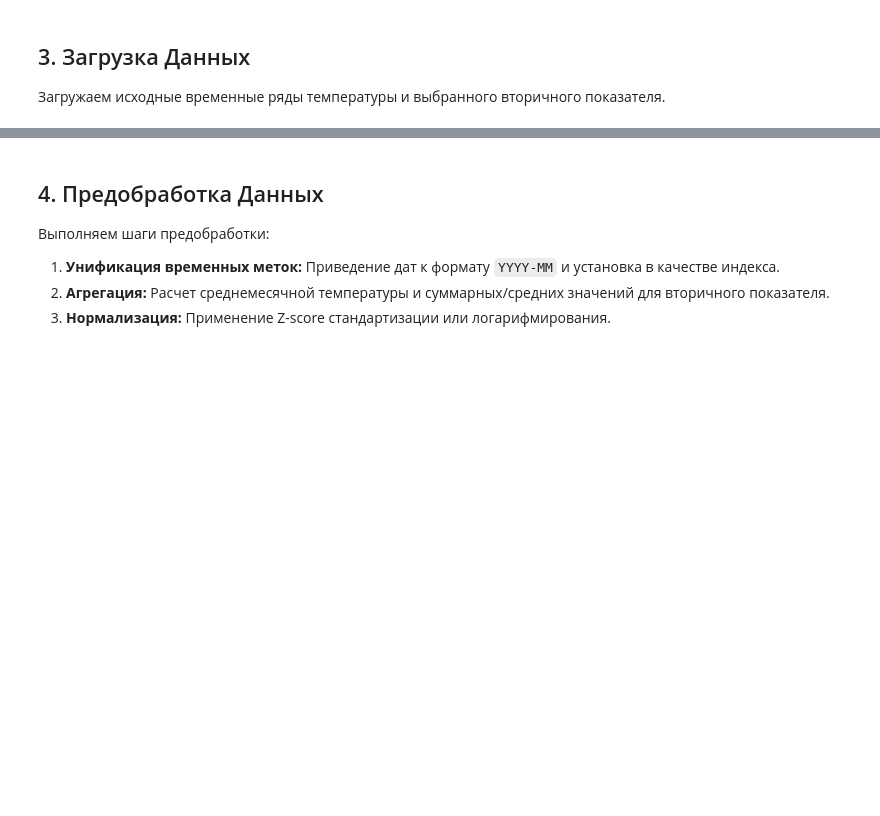
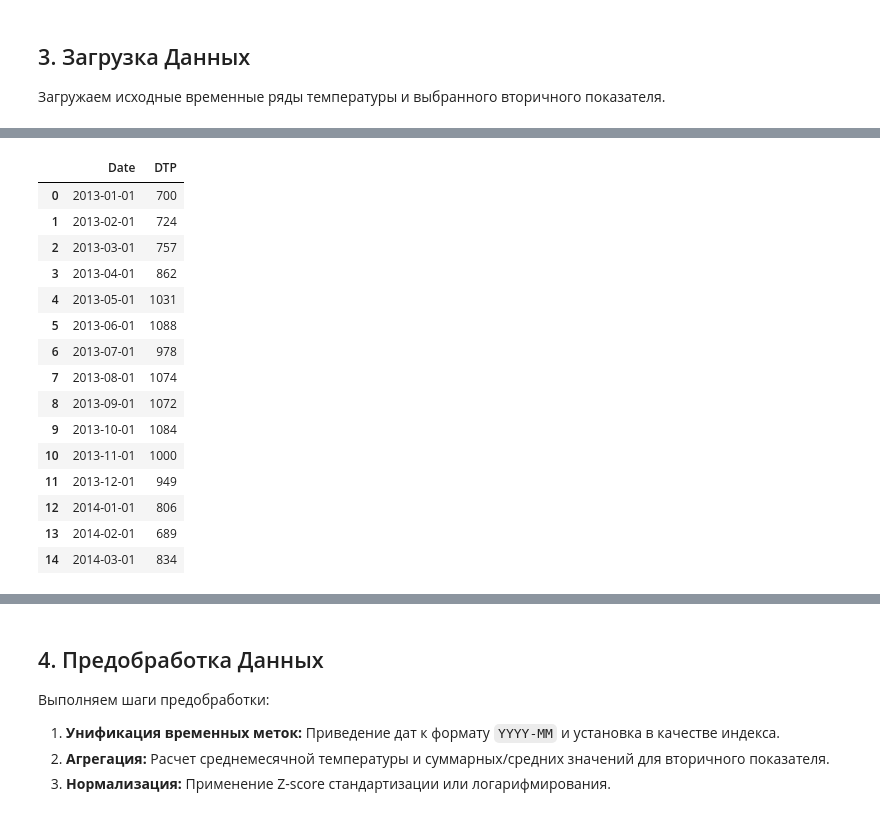
Before and after one commit to Qwinty/GrangerCasuality, a Jupyter notebook: src/Granger_Causality.ipynb, the cells around one changed output, grey strips where cells are left out. Cells and saved outputs as stored; diff of their text form; code cells hidden in the pictures; blank space fills up the shorter version.

```diff
--- a/src/Granger_Causality.ipynb
+++ b/src/Granger_Causality.ipynb
@@ -158,0 +105,83 @@ memory usage: 2.1 KB
+# %%
+try:
+    df_temp_raw, df_secondary_raw_loaded = loader.load_all_data(config.TEMP_DATA_PATH, config.SECONDARY_DATA_PATH)
+
+    display(Markdown("### Исходные данные температуры (первые 5 строк):"))
+    display(df_temp_raw.head())
+    df_temp_raw.info()
+
+    display(Markdown(f"### Исходные данные '{config.SECONDARY_DATA_NAME}' (первые 5 строк):"))
+    display(df_secondary_raw_loaded.head())
+    df_secondary_raw_loaded.info()
+
+    # Make a copy to avoid modifying the original loaded data if needed elsewhere
+    df_secondary_raw = df_secondary_raw_loaded.copy()
+
+    # Specific preprocessing for DTP cumulative data
+    if config.SECONDARY_DATA_NAME == "DTP":
+        print(f"\nОбнаружен '{config.SECONDARY_DATA_NAME}'. Применяем специфическую предобработку для расчета месячных значений...")
+        try:
+            # --- DTP Monthly Calculation Logic ---
+            dtp_original_col = config.SECONDARY_DATA_NAME # This should be 'DTP' based on your config
+            date_col = 'Date' # Assuming loader provides a 'Date' column
+
+            # 1. Убедимся, что колонка 'Date' является datetime и DataFrame сортирован
+            if date_col not in df_secondary_raw.columns:
+                 # Try to find the date column if loader didn't standardize it
+                 potential_date_cols = [col for col in df_secondary_raw.columns if 'date' in col.lower() or 'дата' in col.lower()]
+                 if not potential_date_cols:
+                     raise ValueError("Could not automatically find the date column for DTP preprocessing.")
+                 date_col = potential_date_cols[0]
+                 print(f"Using '{date_col}' as the date column for DTP preprocessing.")
+
+            if not pd.api.types.is_datetime64_any_dtype(df_secondary_raw[date_col]):
+                 # Attempt to parse if loader didn't (adjust format if needed)
+                 try:
+                     df_secondary_raw[date_col] = pd.to_datetime(df_secondary_raw[date_col])
+                 except ValueError:
+                      # Try the specific format from the CSV header if parsing failed
+                       try:
+                           df_secondary_raw[date_col] = pd.to_datetime(df_secondary_raw[date_col], format='%m.%Y')
+                       except Exception as parse_err:
+                           raise ValueError(f"Could not parse date column '{date_col}' for DTP. Error: {parse_err}")
+
+            df_secondary_raw = df_secondary_raw.sort_values(date_col)
+
+            # 2. Calculate monthly difference
+            monthly_col_name = f"{dtp_original_col}_Monthly"
+            df_secondary_raw[monthly_col_name] = df_secondary_raw[dtp_original_col].diff()
+
+            # 3. Correct the first month of each year (where diff is calculated relative to Dec of prev year)
+            # Also handles the very first row of the dataset (where diff() yields NaN)
+            year_start_mask = (df_secondary_raw[date_col].dt.month == 1) | (df_secondary_raw[monthly_col_name].isna())
+            df_secondary_raw.loc[year_start_mask, monthly_col_name] = df_secondary_raw.loc[year_start_mask, dtp_original_col]
+
+            # 4. Ensure the calculated monthly values are integers (or floats if necessary)
+            df_secondary_raw[monthly_col_name] = df_secondary_raw[monthly_col_name].astype(int) # Or float if needed
+
+            # 5. Prepare the dataframe for the next steps: Keep only Date and the new monthly column
+            #    Rename the monthly column back to the original name expected by the config/pipeline
+            df_secondary_raw = df_secondary_raw[[date_col, monthly_col_name]].rename(columns={monthly_col_name: dtp_original_col})
+            # --- End of DTP Logic ---
+
+            print("ДТП предпроцессинг завершен.")
+            display(Markdown(f"#### Данные '{config.SECONDARY_DATA_NAME}' после расчета месячных значений (первые 15 строк):"))
+            display(df_secondary_raw.head(15)) # Display more rows to see the change after year end
+            df_secondary_raw.info()
+
+        except KeyError as ke:
+             print(f"Ошибка при предобработке ДТП: не найдена колонка {ke}. Убедитесь, что колонка '{dtp_original_col}' существует после загрузки.")
+             raise
+        except Exception as e:
+            print(f"Ошибка во время специфической предобработки ДТП: {e}")
+            raise
+    else:
+        print(f"\nDataset '{config.SECONDARY_DATA_NAME}' не требует специфической предобработки для расчета месячных значений.")
+        # df_secondary_raw remains the originally loaded data for Mortality etc.
+
+
+except Exception as e:
+    print(f"Ошибка при загрузке данных: {e}")
+    # Прерываем выполнение или обрабатываем ошибку
+    raise
+# %% [output]
@@ -158,0 +231,16 @@ memory usage: 2.1 KB
+|  | Date | DTP |
+| 0 | 2013-01-01 | 700 |
+| 1 | 2013-02-01 | 724 |
+| 2 | 2013-03-01 | 757 |
+| 3 | 2013-04-01 | 862 |
+| 4 | 2013-05-01 | 1031 |
+| 5 | 2013-06-01 | 1088 |
+| 6 | 2013-07-01 | 978 |
+| 7 | 2013-08-01 | 1074 |
+| 8 | 2013-09-01 | 1072 |
+| 9 | 2013-10-01 | 1084 |
+| 10 | 2013-11-01 | 1000 |
+| 11 | 2013-12-01 | 949 |
+| 12 | 2014-01-01 | 806 |
+| 13 | 2014-02-01 | 689 |
+| 14 | 2014-03-01 | 834 |
```
Also changed, not shown: parts of 13 cells of this notebook, 2 other files.
